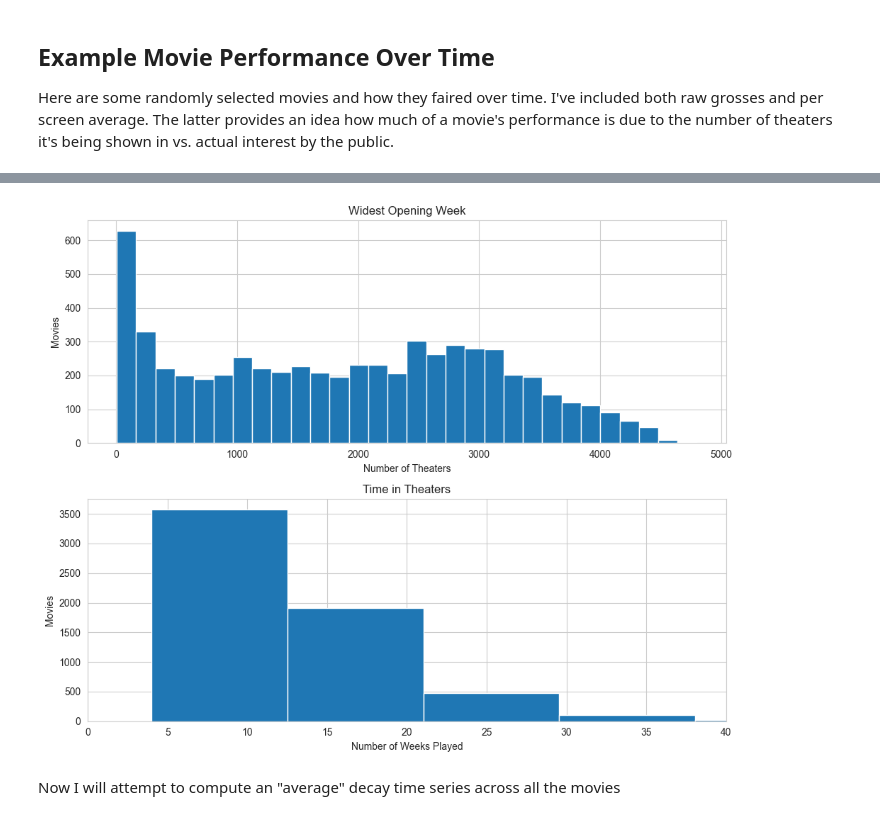
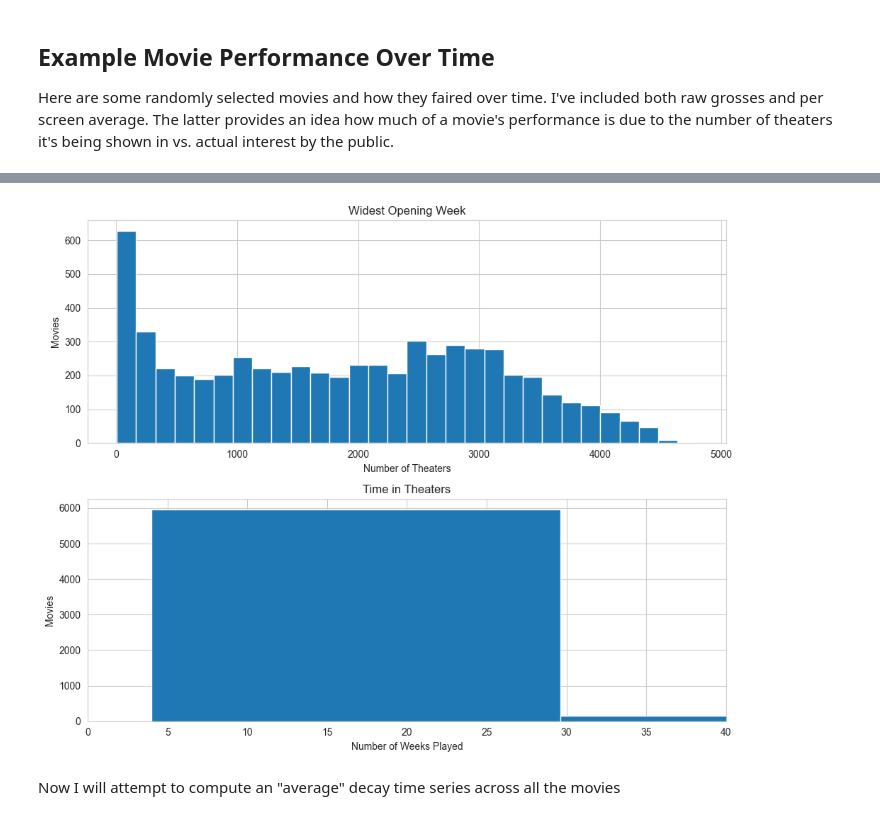
Before and after one commit to wampler77/ReelMetrics, a Jupyter notebook: ExploringNewBoxOfficeAndReview.ipynb, the cells around one changed output, grey strips where cells are left out. Drawn from its saved outputs; the diff is of its cells as text; code cells hidden in the pictures.

```diff
--- a/ExploringNewBoxOfficeAndReview.ipynb
+++ b/ExploringNewBoxOfficeAndReview.ipynb
@@ -11,7 +11,7 @@ sns.set_style("whitegrid")
 ## Cleaning Data
 The cell below is used to remove movies which for one reason or another do not lend themselves to analysis. For instance we've decided to discard movies which were in theaters for fewer than 4 weeks.
 # %%
-rawNewBoxOffice = pd.read_csv("./cleandata/1977-2025_leap_clean.txt", sep='\t')
+rawNewBoxOffice = pd.read_csv("./cleandata/1977-2025_leap_really_clean.txt", sep='\t')
 rawNewBoxOffice = rawNewBoxOffice.rename(columns={'Gross ($)': 'Weekly', 'Theater Number': 'Theaters'})
 rawNewBoxOffice.head()
 # %% [output]
@@ -97,29 +97,29 @@ for start in range(start, start+5, 1):
 # %%
 maxTheaters = []
 numWeeks = []
 for title in boxOffice.keys():
     maxTheaters.append(max(boxOffice[title].Theaters))
     numWeeks.append(int(max(boxOffice[title].Week)))
 
 figs, axs = plt.subplots(2, figsize=(10, 8))
 axs[0].hist(maxTheaters, bins=30)
 axs[0].set_title('Widest Opening Week')
 # ax.xlim([0, 50])
 axs[0].set_xlabel('Number of Theaters')
 axs[0].set_ylabel('Movies')
 
-axs[1].hist(numWeeks, bins=60)
+axs[1].hist(numWeeks, bins=20)
 
 # Ticks placed at the center of the bins.
 axs[1].set_title('Time in Theaters')
 axs[1].set_xlim([0, 40])
 # axs[1].set_xticks(np.arange(1, 300, 30))
 # axs[1].set_xticklabels(np.arange(1, 300, 30))
 axs[1].set_xlabel('Number of Weeks Played')
 axs[1].set_ylabel('Movies')
 figs.tight_layout()
 # %% [output]
-[figure, old version]
+[figure, new version]
 # %% [markdown]
 Now I will attempt to compute an "average" decay time series across all the movies
 # %%
```
Also changed, not shown: parts of 4 cells of this notebook, 3 other files.
